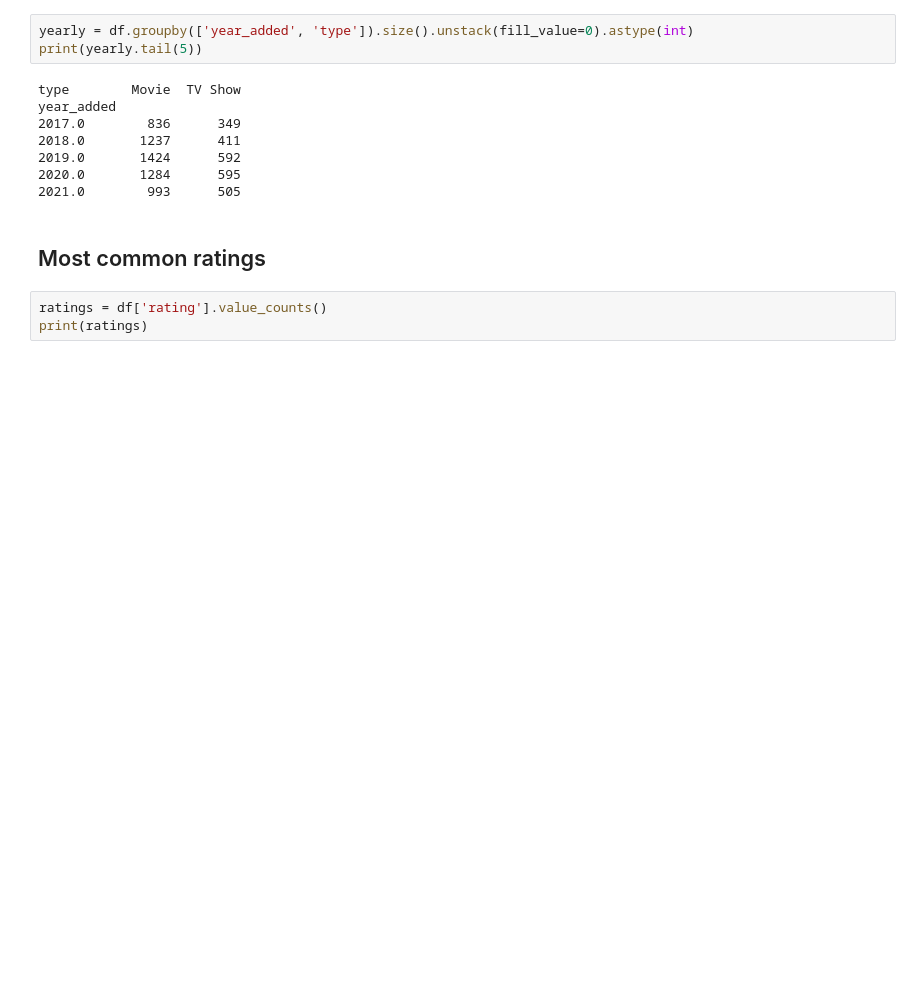
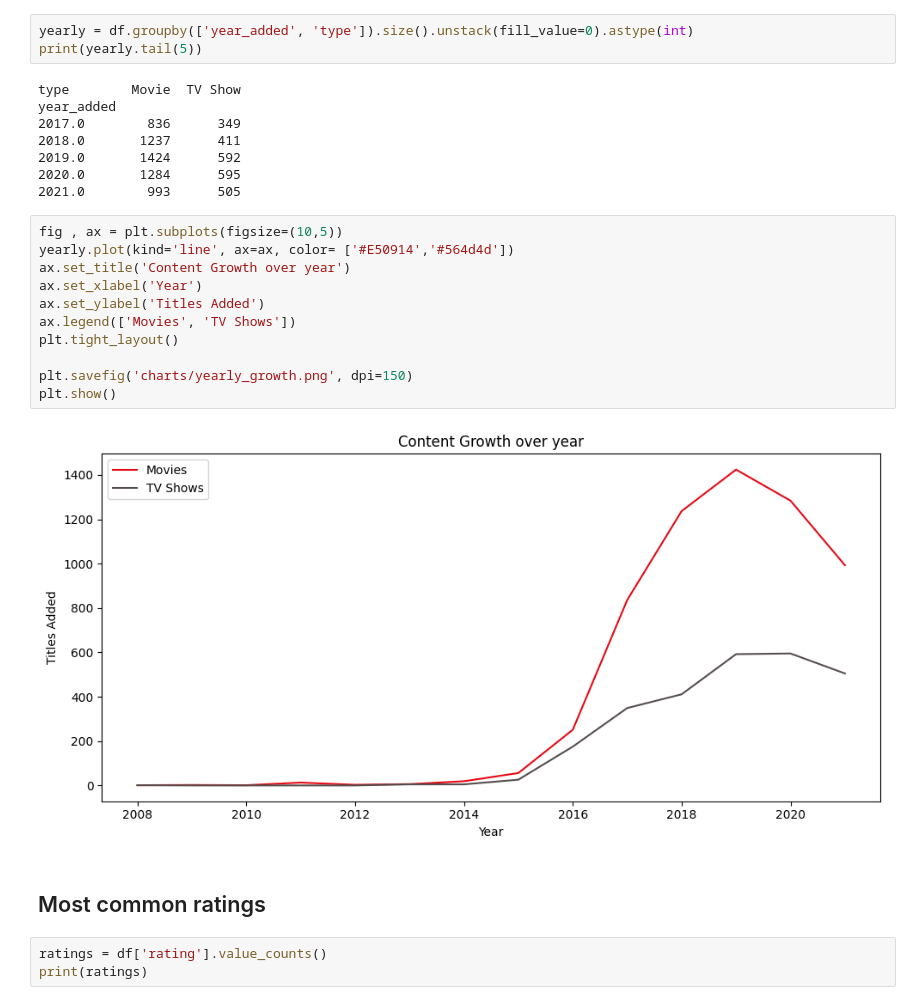
Before and after one commit to kunwarsaurav/Netflix-Data-Analysis, a Jupyter notebook: data/analysis.ipynb, the cells around one changed output. Cells and saved outputs as stored; diff of their text form; blank space fills up the shorter version.

```diff
--- a/data/analysis.ipynb
+++ b/data/analysis.ipynb
@@ -178,6 +202,19 @@ year_added
 2019.0       1424      592
 2020.0       1284      595
 2021.0        993      505
+# %%
+fig , ax = plt.subplots(figsize=(10,5))
+yearly.plot(kind='line', ax=ax, color= ['#E50914','#564d4d'])
+ax.set_title('Content Growth over year')
+ax.set_xlabel('Year')
+ax.set_ylabel('Titles Added')
+ax.legend(['Movies', 'TV Shows'])
+plt.tight_layout()
+
+plt.savefig('charts/yearly_growth.png', dpi=150)
+plt.show()
+# %% [output]
+[figure, added]
 # %% [markdown]
 ## Most common ratings
 # %%
```
Also changed, not shown: parts of 3 cells of this notebook, 4 other files.
